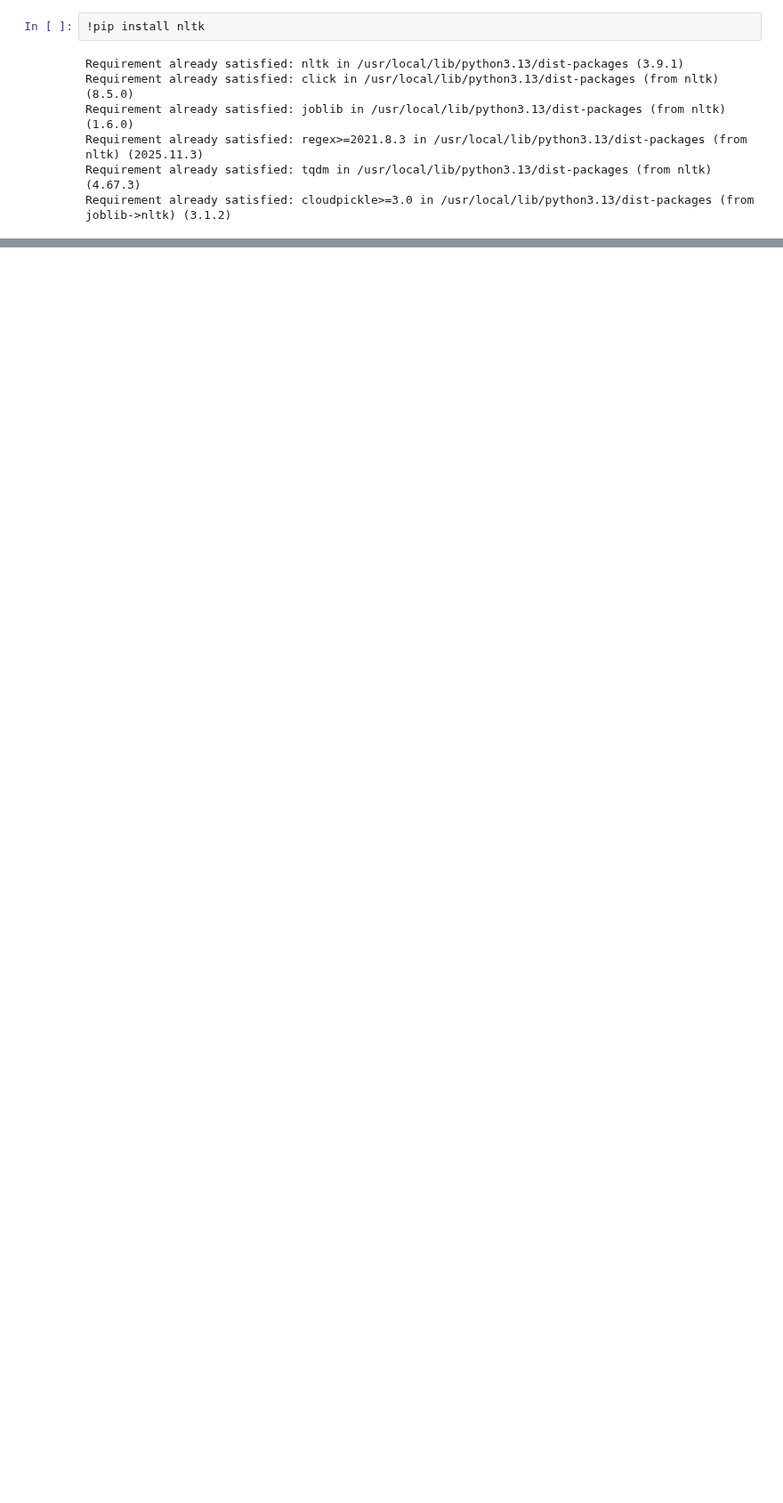
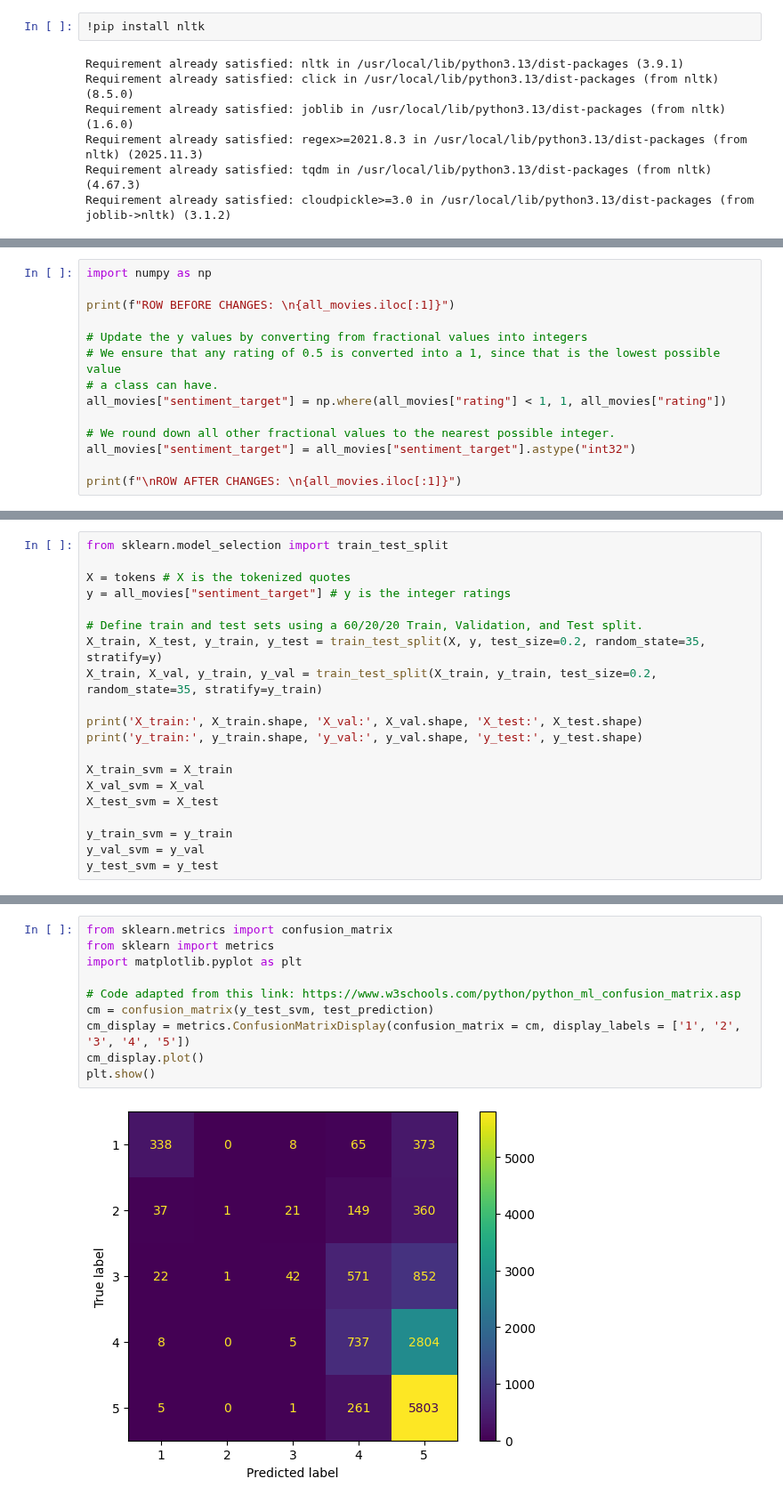
Before and after one commit to kmr6702/Oscars-Predictions-ML-Project, a Jupyter notebook: Code/sentiment_analysis.ipynb, the cells around one changed output, grey strips where cells are left out. Shown at 89% size. Saved outputs shown, nothing was run; the diff lists cells and outputs as text; blank space fills up the shorter version.

Commit message:
Add Sentiment Analysis Model

```diff
--- a/Code/sentiment_analysis.ipynb
+++ b/Code/sentiment_analysis.ipynb
@@ -752,0 +783,14 @@ Sample Row:
+# %%
+import numpy as np
+
+print(f"ROW BEFORE CHANGES: \n{all_movies.iloc[:1]}")
+
+# Update the y values by converting from fractional values into integers
+# We ensure that any rating of 0.5 is converted into a 1, since that is the lowest possible value
+# a class can have.
+all_movies["sentiment_target"] = np.where(all_movies["rating"] < 1, 1, all_movies["rating"])
+
+# We round down all other fractional values to the nearest possible integer.
+all_movies["sentiment_target"] = all_movies["sentiment_target"].astype("int32")
+
+print(f"\nROW AFTER CHANGES: \n{all_movies.iloc[:1]}")
@@ -756,0 +819,20 @@ Sample Row:
+# %%
+from sklearn.model_selection import train_test_split
+
+X = tokens # X is the tokenized quotes
+y = all_movies["sentiment_target"] # y is the integer ratings
+
+# Define train and test sets using a 60/20/20 Train, Validation, and Test split.
+X_train, X_test, y_train, y_test = train_test_split(X, y, test_size=0.2, random_state=35, stratify=y)
+X_train, X_val, y_train, y_val = train_test_split(X_train, y_train, test_size=0.2, random_state=35, stratify=y_train)
+
+print('X_train:', X_train.shape, 'X_val:', X_val.shape, 'X_test:', X_test.shape)
+print('y_train:', y_train.shape, 'y_val:', y_val.shape, 'y_test:', y_test.shape)
+
+X_train_svm = X_train
+X_val_svm = X_val
+X_test_svm = X_test
+
+y_train_svm = y_train
+y_val_svm = y_val
+y_test_svm = y_test
@@ -764,0 +1042,12 @@ Sample Row:
+# %%
+from sklearn.metrics import confusion_matrix
+from sklearn import metrics
+import matplotlib.pyplot as plt
+
+# Code adapted from this link: https://www.w3schools.com/python/python_ml_confusion_matrix.asp
+cm = confusion_matrix(y_test_svm, test_prediction)
+cm_display = metrics.ConfusionMatrixDisplay(confusion_matrix = cm, display_labels = ['1', '2', '3', '4', '5'])
+cm_display.plot()
+plt.show()
+# %% [output]
+[figure, added]
```
Also changed, not shown: parts of 42 cells of this notebook.
